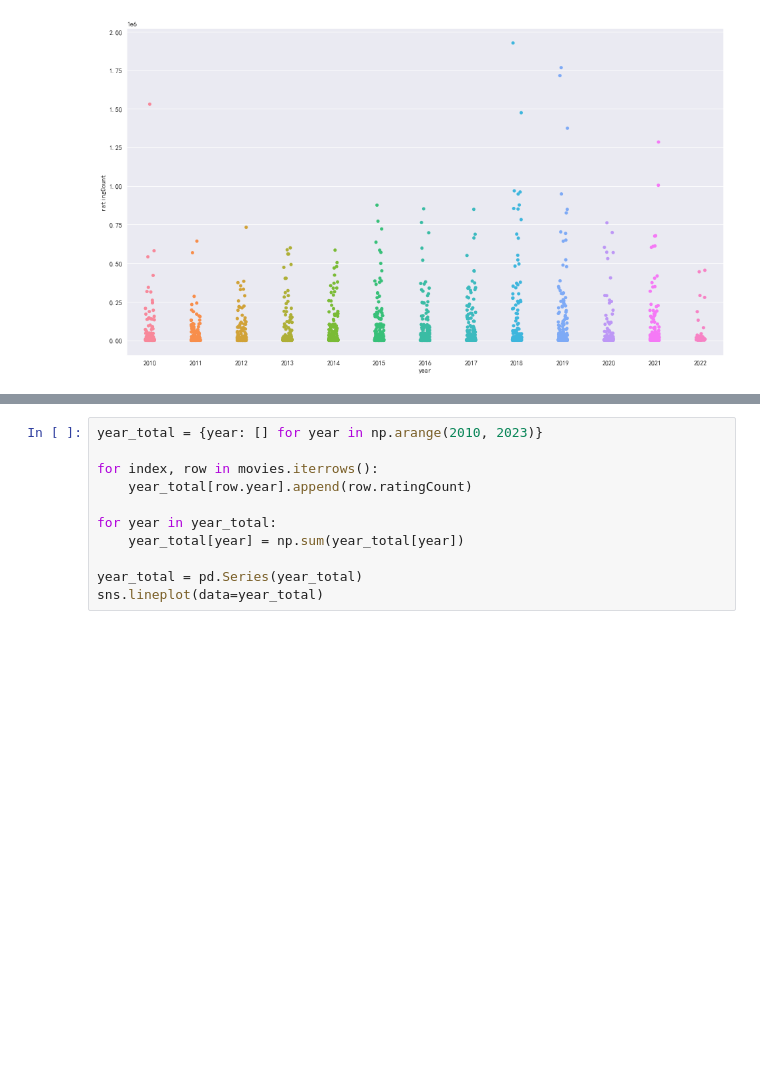
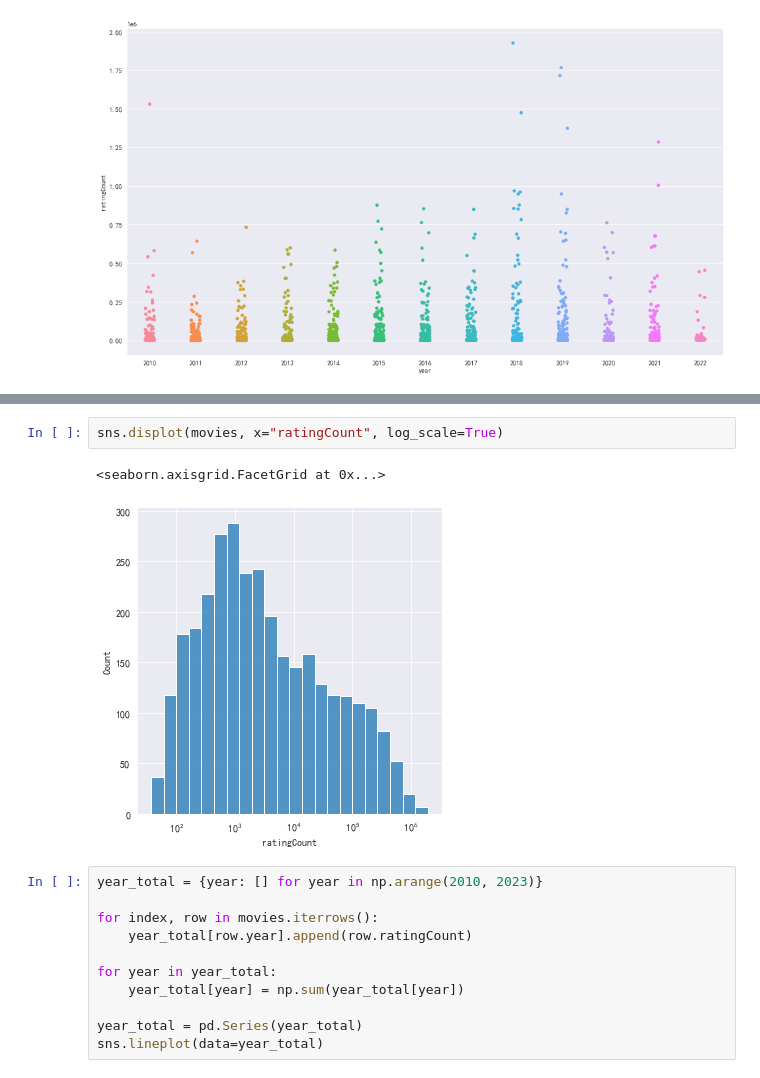
Before and after one commit to contrasting/jingo, a Jupyter notebook: 02a Summary Statistics.ipynb, the cells around one changed output, grey strips where cells are left out. Saved outputs shown, nothing was run; the diff lists cells and outputs as text; blank space fills up the shorter version.

```diff
--- a/02a Summary Statistics.ipynb
+++ b/02a Summary Statistics.ipynb
@@ -450,3 +444,8 @@ sns.stripplot(x="year", y="ratingCount", data=movies)
+# %%
+sns.displot(movies, x="ratingCount", log_scale=True)
+# %% [output]
+<seaborn.axisgrid.FacetGrid at 0x...>
+[figure, added]
 # %%
 year_total = {year: [] for year in np.arange(2010, 2023)}
 
```
Also changed, not shown: parts of 9 cells of this notebook, 1 other file.
